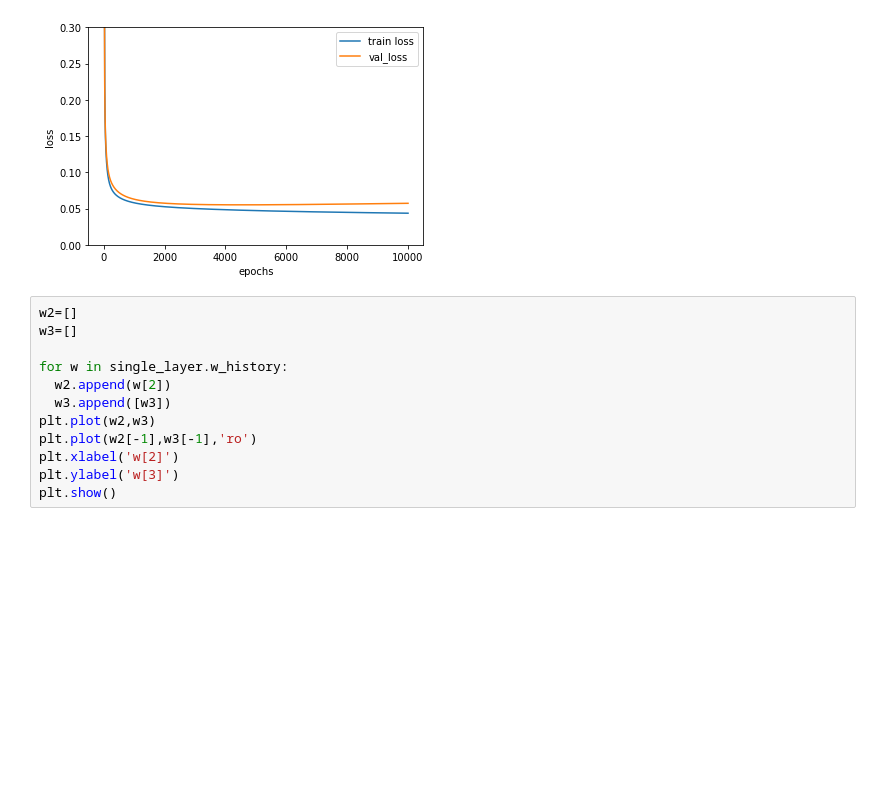
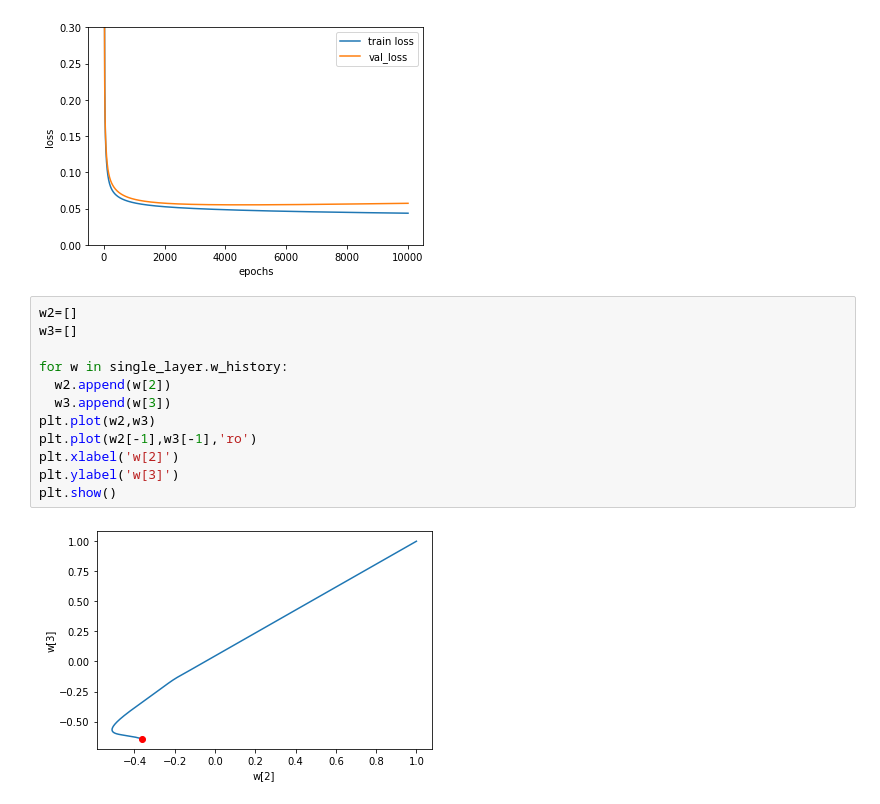
Before and after one commit to Jimin980921/DeepLearning, a Jupyter notebook: Do_it_6.ipynb, the cells around one changed output. Cells and saved outputs as stored; diff of their text form; blank space fills up the shorter version.

```diff
--- a/Do_it_6.ipynb
+++ b/Do_it_6.ipynb
@@ -196,12 +196,14 @@ plt.show()
 # %%
 w2=[]
 w3=[]
 
 for w in single_layer.w_history:
   w2.append(w[2])
-  w3.append([w3])
+  w3.append(w[3])
 plt.plot(w2,w3)
 plt.plot(w2[-1],w3[-1],'ro')
 plt.xlabel('w[2]')
 plt.ylabel('w[3]')
 plt.show()
+# %% [output]
+[figure, added]
```
